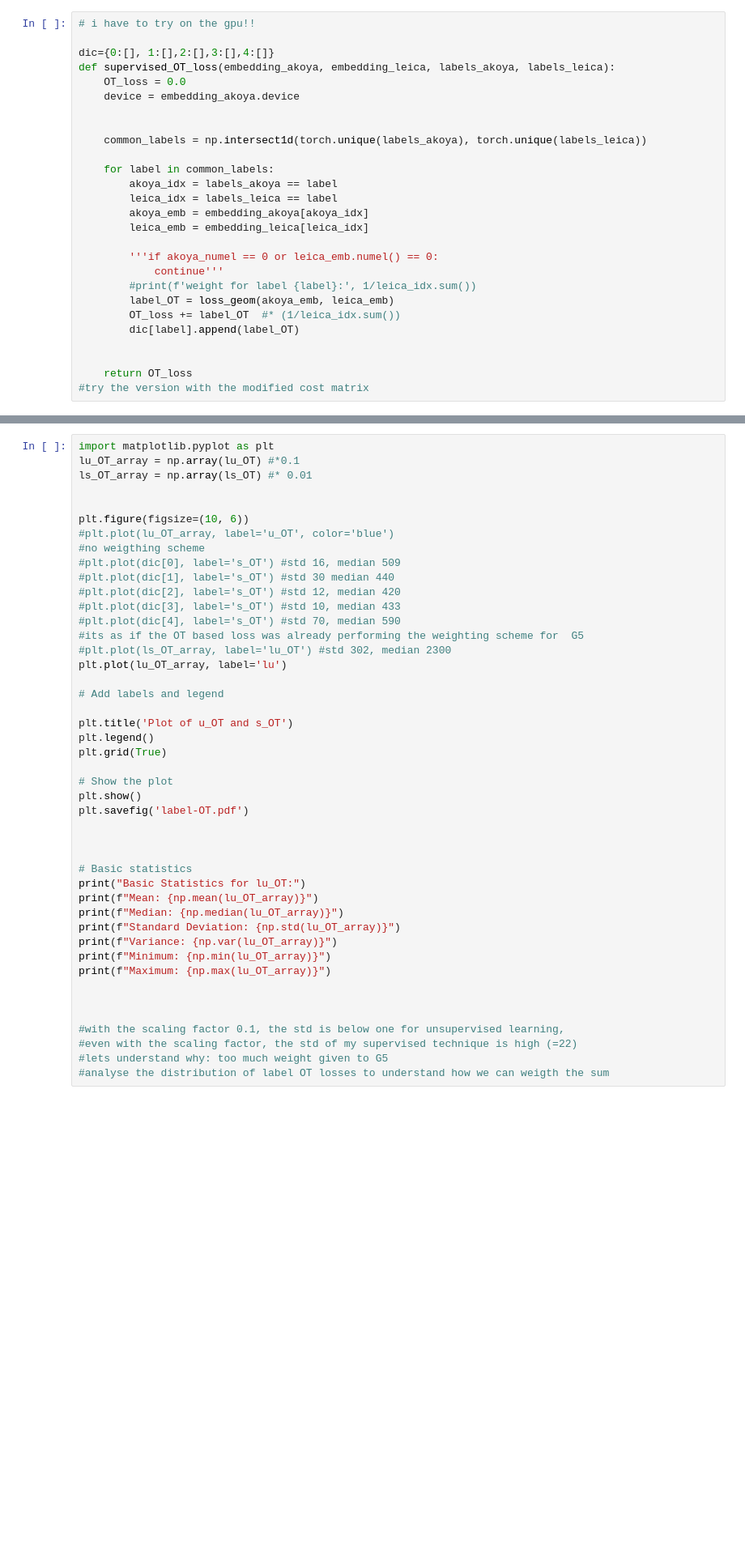
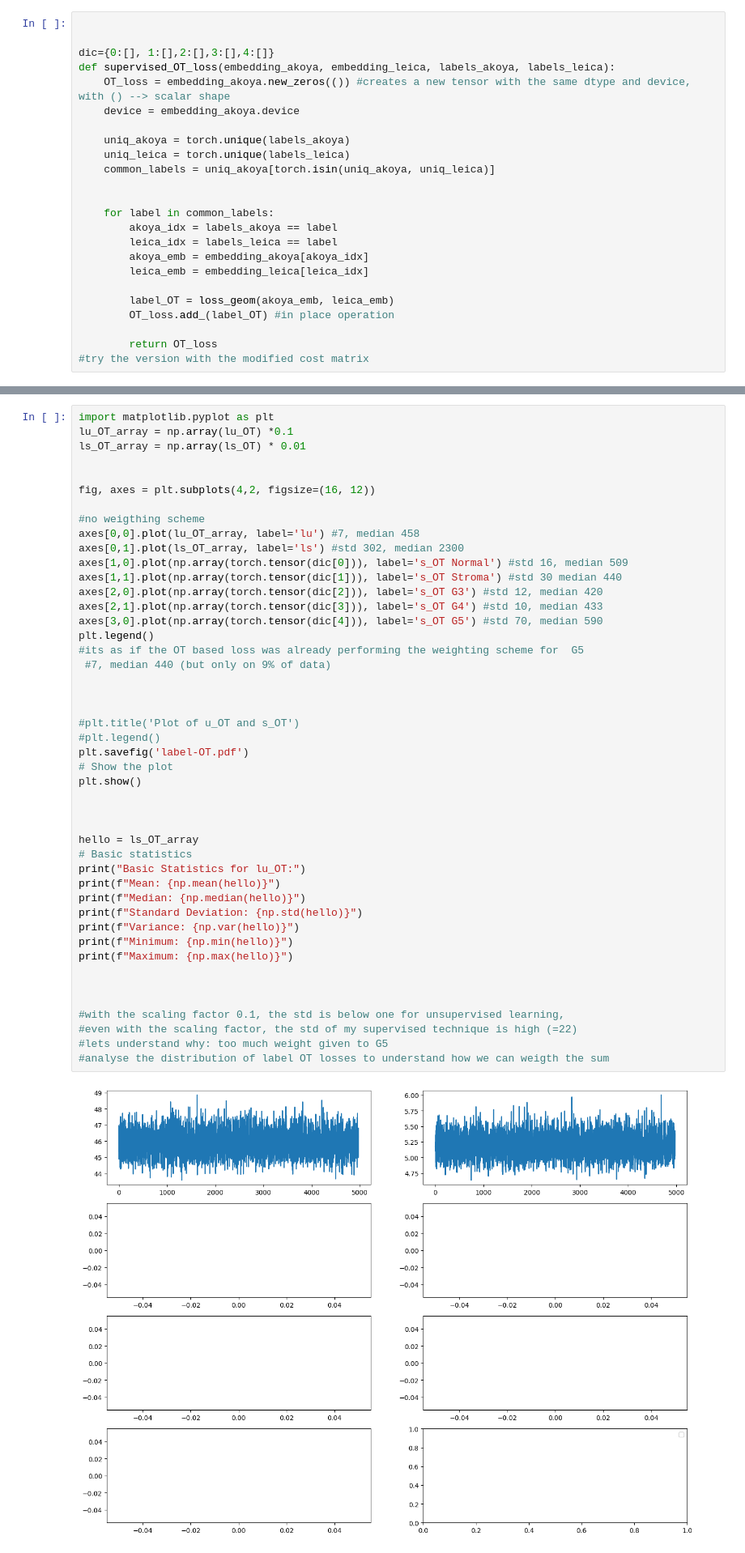
Before and after one commit to Leooryx/ASTAR_internship, a Jupyter notebook: optimal_transport/Untitled1.ipynb, the cells around one changed output, grey strips where cells are left out. Shown at 81% size. Saved outputs shown, nothing was run; the diff lists cells and outputs as text; blank space fills up the shorter version.

Commit message:
images from OT v2

```diff
--- a/optimal_transport/Untitled1.ipynb
+++ b/optimal_transport/Untitled1.ipynb
@@ -140,13 +99,15 @@ def compute_supervised_ot_loss(embedding_akoya, embedding_leica, labels_akoya, l
 # %%
-# i have to try on the gpu!!
+
 
 dic={0:[], 1:[],2:[],3:[],4:[]}
 def supervised_OT_loss(embedding_akoya, embedding_leica, labels_akoya, labels_leica):
-    OT_loss = 0.0
+    OT_loss = embedding_akoya.new_zeros(()) #creates a new tensor with the same dtype and device, with () --> scalar shape
     device = embedding_akoya.device
 
+    uniq_akoya = torch.unique(labels_akoya)
+    uniq_leica = torch.unique(labels_leica)
+    common_labels = uniq_akoya[torch.isin(uniq_akoya, uniq_leica)]
 
-    common_labels = np.intersect1d(torch.unique(labels_akoya), torch.unique(labels_leica))
 
     for label in common_labels:
         akoya_idx = labels_akoya == label
@@ -154,14 +115,9 @@ def supervised_OT_loss(embedding_akoya, embedding_leica, labels_akoya, labels_le
         akoya_emb = embedding_akoya[akoya_idx]
         leica_emb = embedding_leica[leica_idx]
 
-        '''if akoya_numel == 0 or leica_emb.numel() == 0:
-            continue'''
-        #print(f'weight for label {label}:', 1/leica_idx.sum())
         label_OT = loss_geom(akoya_emb, leica_emb)
-        OT_loss += label_OT  #* (1/leica_idx.sum())
-        dic[label].append(label_OT)
+        OT_loss.add_(label_OT) #in place operation
 
-
-    return OT_loss
+        return OT_loss
 #try the version with the modified cost matrix
 # %%
@@ -215,46 +164,48 @@ if test:
 # %%
 import matplotlib.pyplot as plt
-lu_OT_array = np.array(lu_OT) #*0.1
-ls_OT_array = np.array(ls_OT) #* 0.01
+lu_OT_array = np.array(lu_OT) *0.1
+ls_OT_array = np.array(ls_OT) * 0.01
 
 
-plt.figure(figsize=(10, 6))
-#plt.plot(lu_OT_array, label='u_OT', color='blue')
+fig, axes = plt.subplots(4,2, figsize=(16, 12))
+
 #no weigthing scheme
-#plt.plot(dic[0], label='s_OT') #std 16, median 509
-#plt.plot(dic[1], label='s_OT') #std 30 median 440
-#plt.plot(dic[2], label='s_OT') #std 12, median 420
-#plt.plot(dic[3], label='s_OT') #std 10, median 433
-#plt.plot(dic[4], label='s_OT') #std 70, median 590
+axes[0,0].plot(lu_OT_array, label='lu') #7, median 458
+axes[0,1].plot(ls_OT_array, label='ls') #std 302, median 2300
+axes[1,0].plot(np.array(torch.tensor(dic[0])), label='s_OT Normal') #std 16, median 509
+axes[1,1].plot(np.array(torch.tensor(dic[1])), label='s_OT Stroma') #std 30 median 440
+axes[2,0].plot(np.array(torch.tensor(dic[2])), label='s_OT G3') #std 12, median 420
+axes[2,1].plot(np.array(torch.tensor(dic[3])), label='s_OT G4') #std 10, median 433
+axes[3,0].plot(np.array(torch.tensor(dic[4])), label='s_OT G5') #std 70, median 590
+plt.legend()
 #its as if the OT based loss was already performing the weighting scheme for  G5
-#plt.plot(ls_OT_array, label='lu_OT') #std 302, median 2300
-plt.plot(lu_OT_array, label='lu')
-
-# Add labels and legend
-
-plt.title('Plot of u_OT and s_OT')
-plt.legend()
-plt.grid(True)
-
-# Show the plot
-plt.show()
-plt.savefig('label-OT.pdf')
+ #7, median 440 (but only on 9% of data)
 
 
 
+#plt.title('Plot of u_OT and s_OT')
+#plt.legend()
+plt.savefig('label-OT.pdf')
+# Show the plot
+plt.show()
+
+
+
+hello = ls_OT_array
 # Basic statistics
 print("Basic Statistics for lu_OT:")
-print(f"Mean: {np.mean(lu_OT_array)}")
-print(f"Median: {np.median(lu_OT_array)}")
-print(f"Standard Deviation: {np.std(lu_OT_array)}")
-print(f"Variance: {np.var(lu_OT_array)}")
-print(f"Minimum: {np.min(lu_OT_array)}")
-print(f"Maximum: {np.max(lu_OT_array)}")
+print(f"Mean: {np.mean(hello)}")
+print(f"Median: {np.median(hello)}")
+print(f"Standard Deviation: {np.std(hello)}")
+print(f"Variance: {np.var(hello)}")
+print(f"Minimum: {np.min(hello)}")
+print(f"Maximum: {np.max(hello)}")
 
 
 
 #with the scaling factor 0.1, the std is below one for unsupervised learning,
 #even with the scaling factor, the std of my supervised technique is high (=22)
 #lets understand why: too much weight given to G5
 #analyse the distribution of label OT losses to understand how we can weigth the sum
 # %% [output]
+[figure, added]
```
Also changed, not shown: parts of 6 cells of this notebook, 7 other files.
